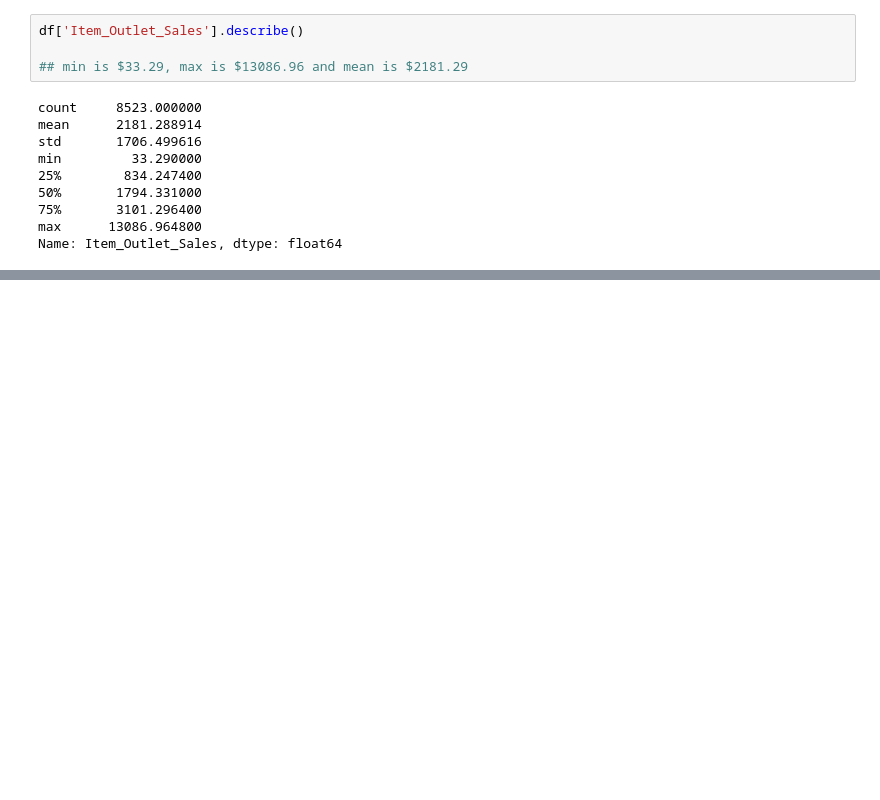
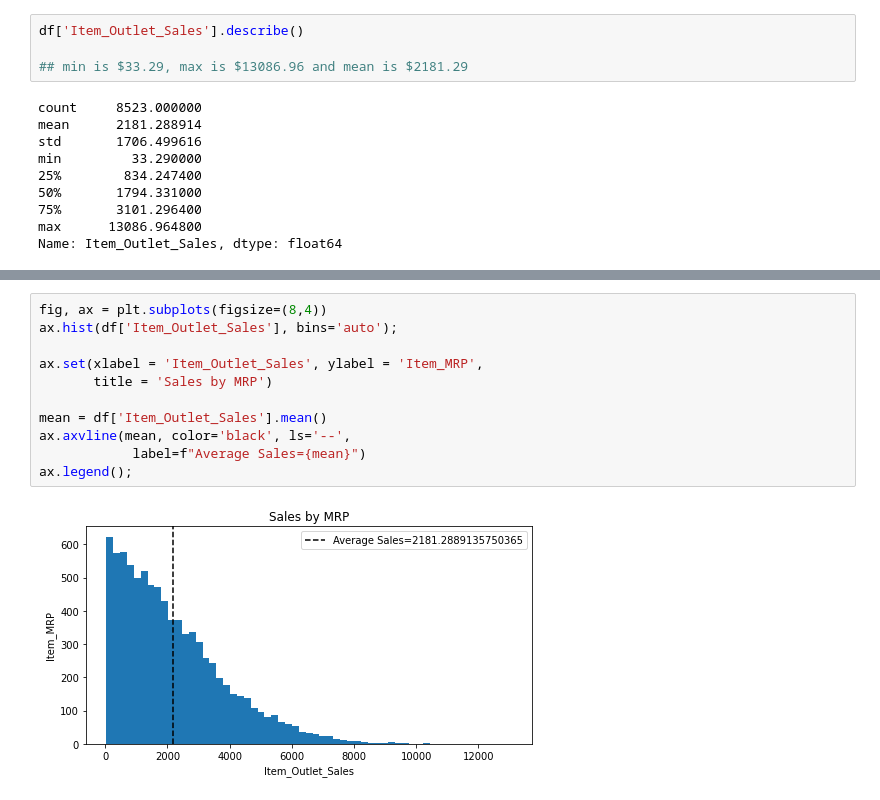
Before and after one commit to acafiero/sales-predictions, a Jupyter notebook: Cafiero_Project_1.ipynb, the cells around one changed output, grey strips where cells are left out. Saved outputs shown, nothing was run; the diff lists cells and outputs as text; blank space fills up the shorter version.

```diff
--- a/Cafiero_Project_1.ipynb
+++ b/Cafiero_Project_1.ipynb
@@ -257,0 +284,13 @@ Name: Item_Outlet_Sales, dtype: float64
+# %%
+fig, ax = plt.subplots(figsize=(8,4))
+ax.hist(df['Item_Outlet_Sales'], bins='auto');
+
+ax.set(xlabel = 'Item_Outlet_Sales', ylabel = 'Item_MRP',
+       title = 'Sales by MRP')
+
+mean = df['Item_Outlet_Sales'].mean()
+ax.axvline(mean, color='black', ls='--',
+            label=f"Average Sales={mean}")
+ax.legend();
+# %% [output]
+[figure, added]
```
Also changed, not shown: parts of 7 cells of this notebook.
